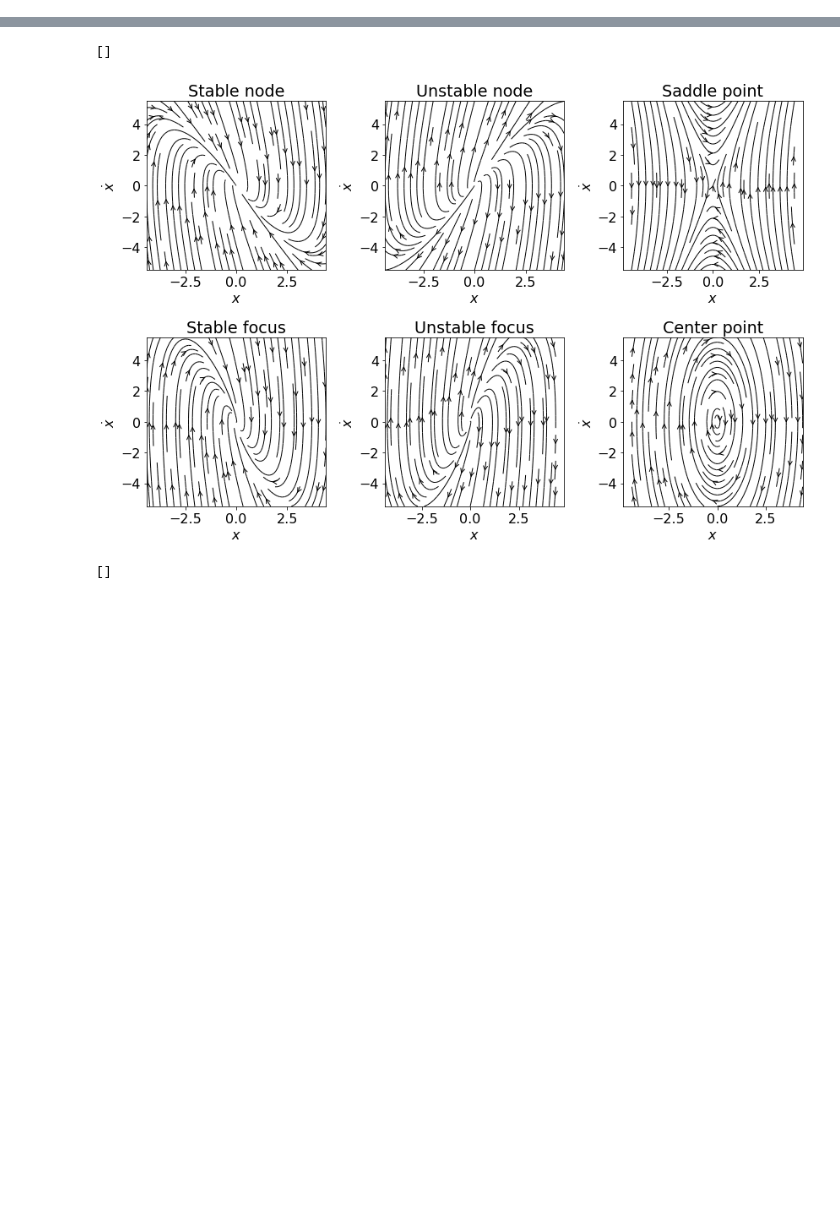
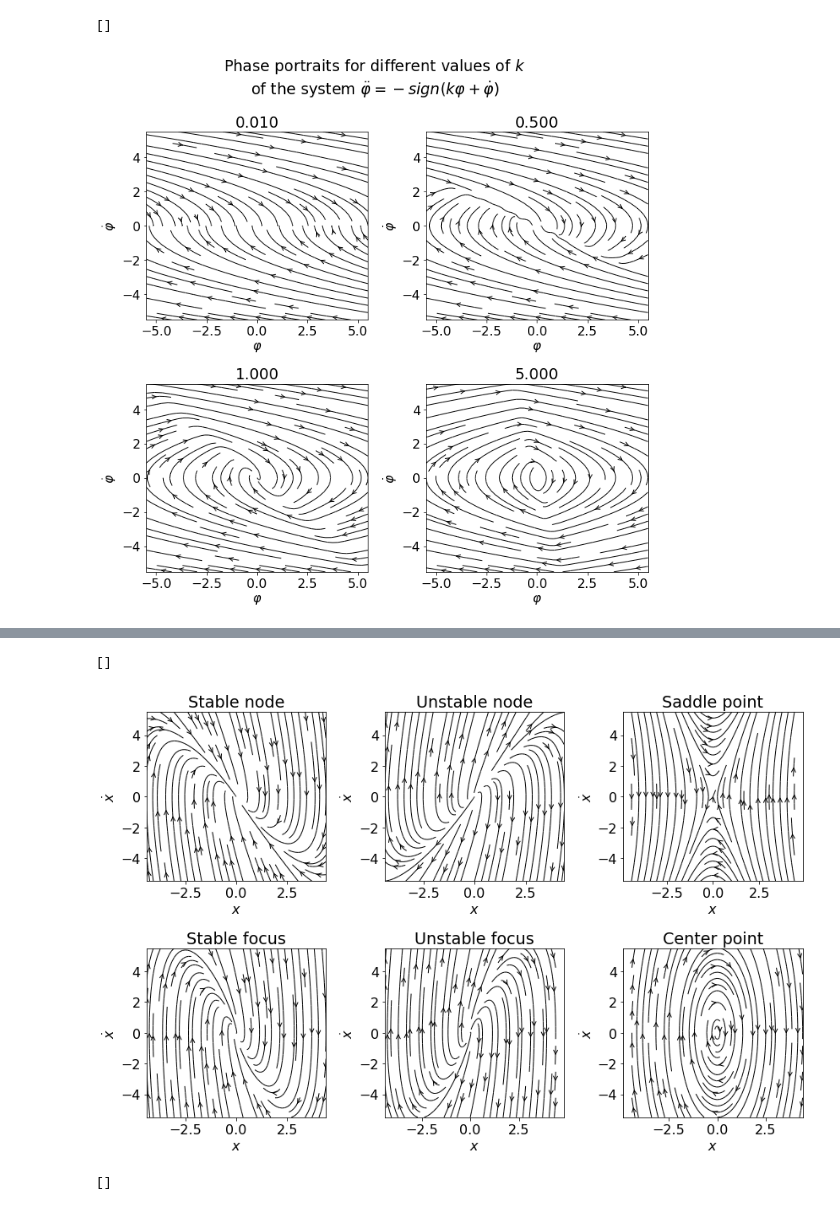
Before and after one commit to deemp/Innopolis, a Jupyter notebook: HWs/HW2.ipynb, the cells around one changed output, grey strips where cells are left out. Cells and saved outputs as stored; diff of their text form; code cells hidden in the pictures; blank space fills up the shorter version.

```diff
--- a/HWs/HW2.ipynb
+++ b/HWs/HW2.ipynb
@@ -6,4 +6,57 @@ import sympy as sp
 from sympy.utilities.lambdify import lambdify
 
 plt.rcParams['font.size'] = '16'
+# %%
+HEIGHT = 2
+X_RANGE = [5,5]
+N = 30
+K = 1.1
+SCALE = 5
+KS = [0.01, 0.5, 1, 5]
+WIDTH = 2
+
+X1_MAX, X2_MAX = X_RANGE
+X1_SPAN = np.linspace(-K*X1_MAX, K*X1_MAX, N)
+X2_SPAN = np.linspace(-K*X2_MAX, K*X2_MAX, N)
+X1_GRID, X2_GRID = np.meshgrid(X1_SPAN, X2_SPAN)
+
+
+def sign(x):
+    return np.tanh(100 * x)
+
+# https://stackoverflow.com/a/43843544
+# using tanh instead of sign function
+
+def sys(state, k):
+    phi, dphi = state
+    ddphi = -sign(k * phi + dphi)
+    return np.array([dphi, ddphi])
+
+def f (k,ax):
+    dx1, dx2 = sys(state=[X1_GRID, X2_GRID], k=k)
+    ax.streamplot(x=X1_SPAN, y=X2_SPAN, u=dx1, v=dx2,
+            arrowsize=1.2, # size of the arrows
+           density=0.9, # density of the vectorfield
+           color='k', # color for the trajectories
+           linewidth=1, # the width of the lines for trajectories
+           arrowstyle='->') # you can change type of arrows
+    ax.set_title(f"{k:.3f}")
+    ax.set_xlabel("$\\varphi$")
+    ax.set_ylabel("$\\dot{\\varphi}$")
+
+fig,axs = plt.subplots(nrows=HEIGHT,ncols=WIDTH,figsize=(WIDTH * SCALE, HEIGHT * SCALE))
+fig.suptitle(f"Phase portraits for different values of $k$\n"+\
+        f"of the system $\\ddot{{\\varphi}}=-sign(k\\varphi+\\dot{{\\varphi}})$")
+fig.subplots_adjust(wspace=0.6)
+
+for l,x in enumerate(KS):
+    i = l // WIDTH
+    j = l % WIDTH
+    f(k = x, ax = axs[i,j])
+
+plt.tight_layout()
+plt.plot()
+# %% [output]
+[]
+[figure, added]
 # %%
```
Also changed, not shown: parts of 4 cells of this notebook.
